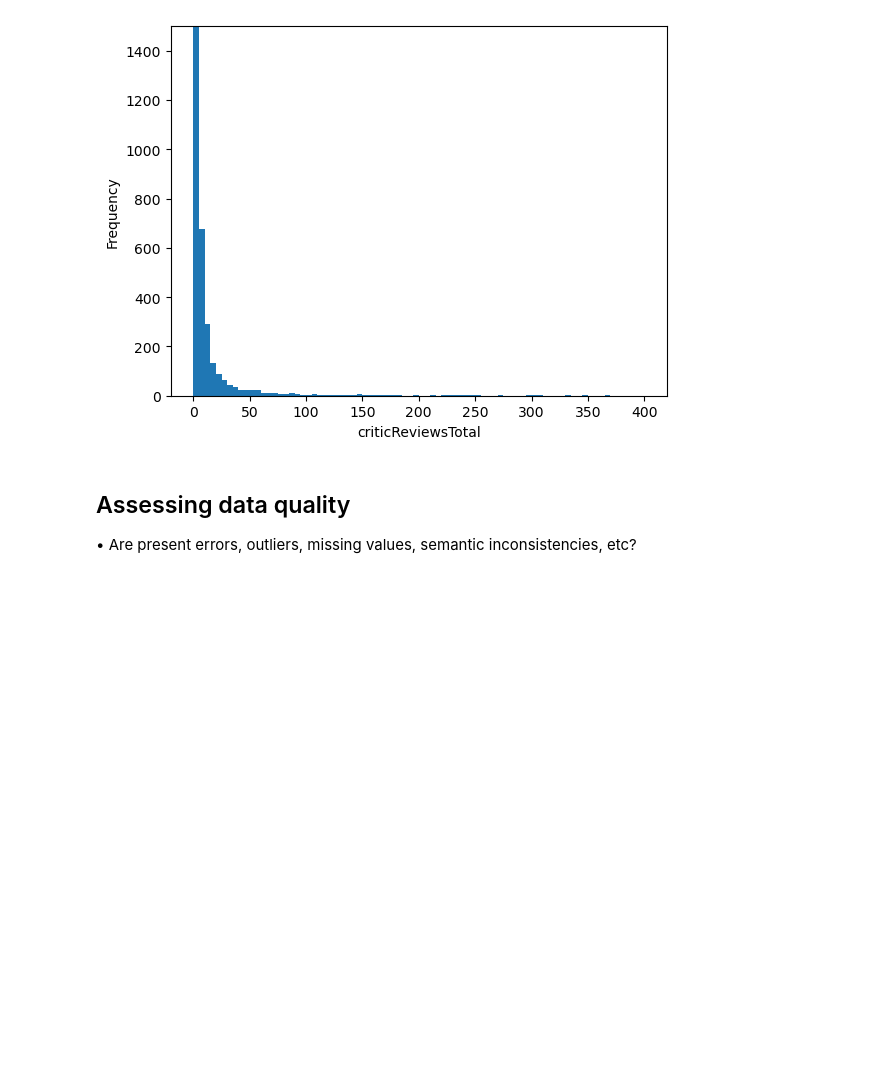
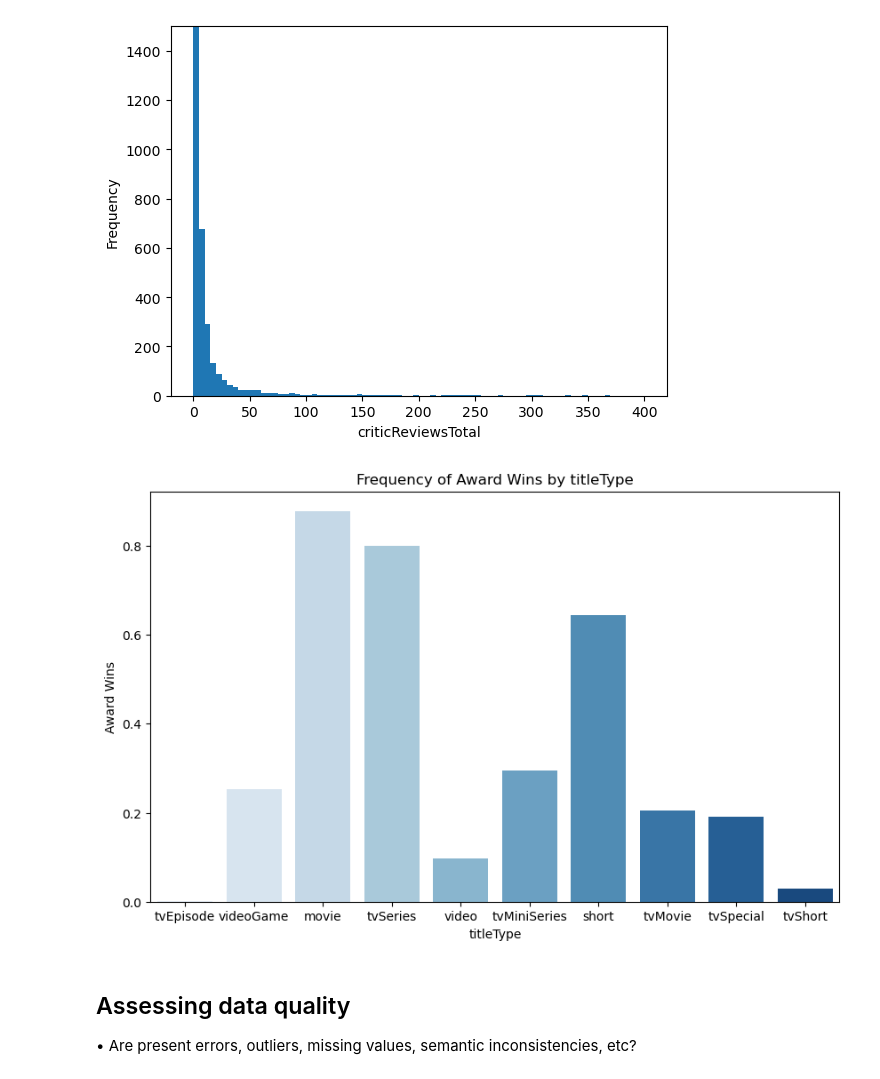
Before and after one commit to luigiascio/Data-Mining-I, a Jupyter notebook: DM1_project.ipynb, the cells around one changed output. Cells and saved outputs as stored; diff of their text form; code cells hidden in the pictures; blank space fills up the shorter version.

```diff
--- a/DM1_project.ipynb
+++ b/DM1_project.ipynb
@@ -216,3 +221,20 @@ fig.show()
+# %%
+import seaborn as sns
+import matplotlib.pyplot as plt
+
+# Create the bar plot
+plt.figure(figsize=(10, 6))
+sns.barplot(data=df, x='titleType', y='awardWins', palette='Blues', errorbar = None)
+
+# Add title and labels
+plt.title('Frequency of Award Wins by titleType')
+plt.xlabel('titleType')
+plt.ylabel('Award Wins')
+
+# Show the plot
+plt.show()
+# %% [output]
+[figure, added]
 # %% [markdown]
 ## Assessing data quality
 • Are present errors, outliers, missing values, semantic inconsistencies, etc?
```
Also changed, not shown: parts of 3 cells of this notebook.
